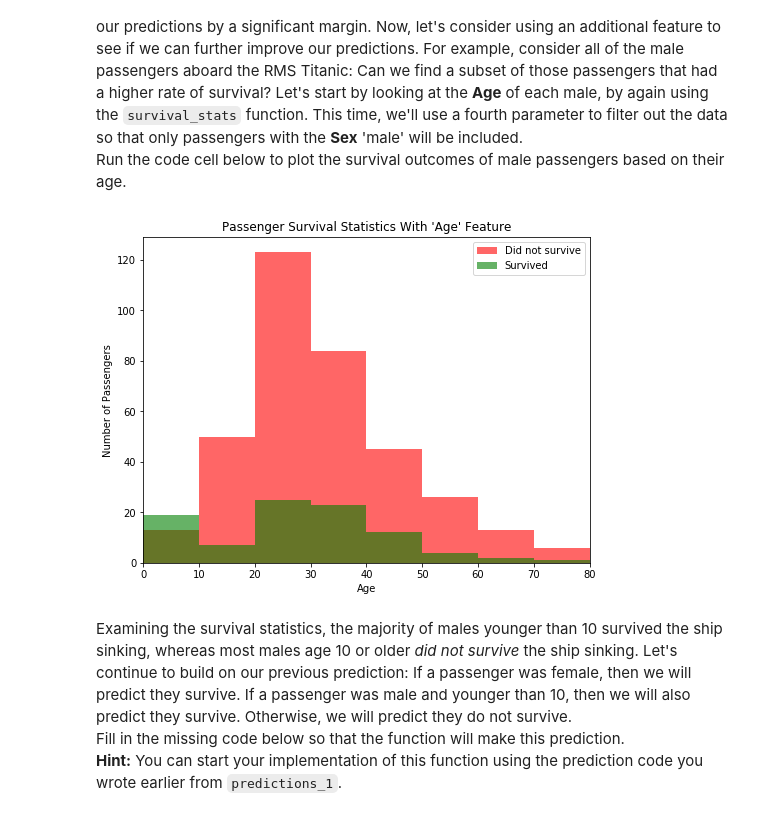
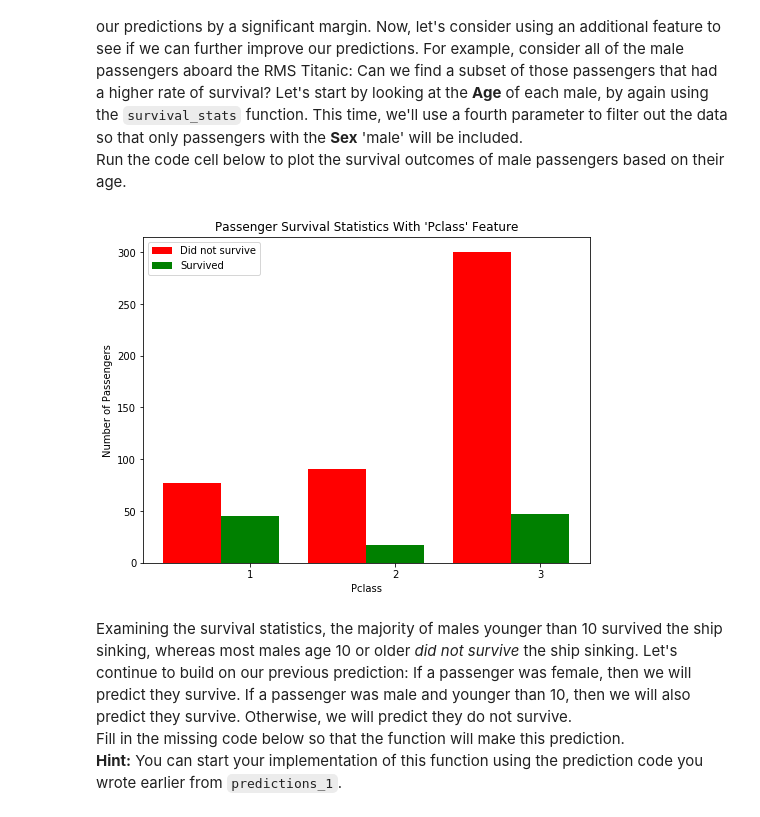
Before and after one commit to annalovesrobots/machine-learning, a Jupyter notebook: projects/titanic_survival_exploration/titanic_survival_exploration.ipynb, the cells around one changed output. Drawn from its saved outputs; the diff is of its cells as text; code cells hidden in the pictures.

```diff
--- a/projects/titanic_survival_exploration/titanic_survival_exploration.ipynb
+++ b/projects/titanic_survival_exploration/titanic_survival_exploration.ipynb
@@ -166,9 +167,9 @@ Predictions have an accuracy of 78.68%.
 Using just the **Sex** feature for each passenger, we are able to increase the accuracy of our predictions by a significant margin. Now, let's consider using an additional feature to see if we can further improve our predictions. For example, consider all of the male passengers aboard the RMS Titanic: Can we find a subset of those passengers that had a higher rate of survival? Let's start by looking at the **Age** of each male, by again using the `survival_stats` function. This time, we'll use a fourth parameter to filter out the data so that only passengers with the **Sex** 'male' will be included.
 Run the code cell below to plot the survival outcomes of male passengers based on their age.
 # %%
-vs.survival_stats(data, outcomes, 'Age', ["Sex == 'male'"])
+vs.survival_stats(data, outcomes, 'Pclass', ["Sex == 'male'"])
 # %% [output]
-[figure, old version]
+[figure, new version]
 # %% [markdown]
 Examining the survival statistics, the majority of males younger than 10 survived the ship sinking, whereas most males age 10 or older *did not survive* the ship sinking. Let's continue to build on our previous prediction: If a passenger was female, then we will predict they survive. If a passenger was male and younger than 10, then we will also predict they survive. Otherwise, we will predict they do not survive.
 Fill in the missing code below so that the function will make this prediction.
```
Also changed, not shown: parts of 13 cells of this notebook.
